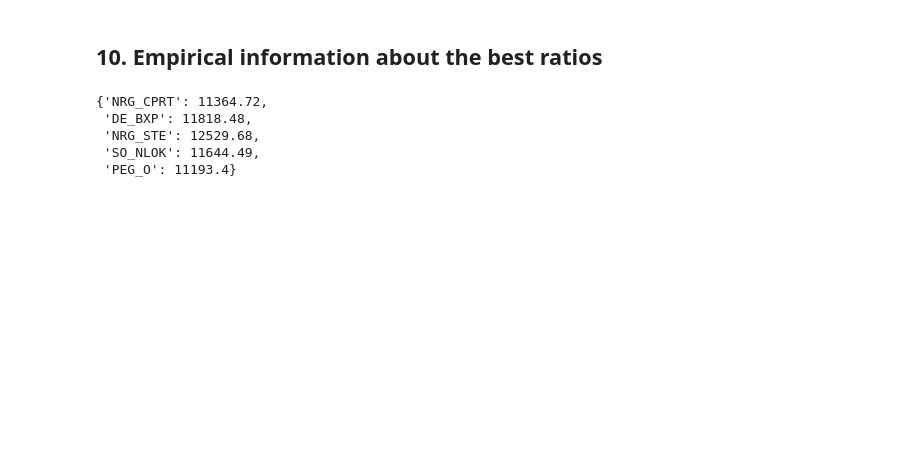
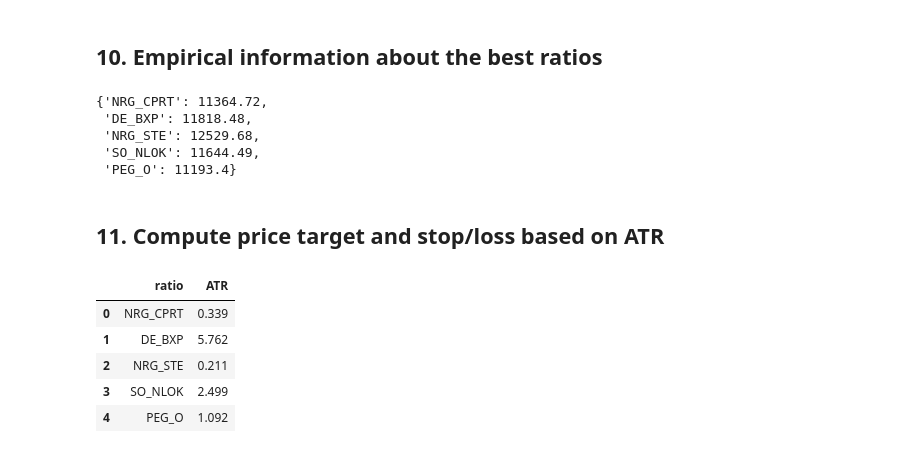
Before and after one commit to greengamma/long-short-trade-ideas-generator, a Jupyter notebook: notebooks/XGBoost_model.ipynb, the cells around one changed output. Drawn from its saved outputs; the diff is of its cells as text; code cells hidden in the pictures; blank space fills up the shorter version.

```diff
--- a/notebooks/XGBoost_model.ipynb
+++ b/notebooks/XGBoost_model.ipynb
@@ -20,7 +20,7 @@ from sklearn.metrics import mean_squared_error, mean_absolute_error
 # %% [markdown]
 ## 1. Read data into Dataframe
 # %%
-df = pd.read_csv('../../long_short_local/raw_data/cleaned_data.csv')
+df = pd.read_csv('../../long_short_local/raw_data/cleaned_data_2y.csv')
 # %%
 # convert 'Date' column to datetime values
 df['Date'] = pd.to_datetime(df['Date'].str[:10])
@@ -412,3 +412,16 @@ pl_one_dict
  'NRG_STE': 12529.68,
  'SO_NLOK': 11644.49,
  'PEG_O': 11193.4}
+# %% [markdown]
+## 11. Compute price target and stop/loss based on ATR
+# %%
+atr_df = pd.DataFrame(atr_dict.items(), columns=['ratio', 'ATR'])
+# %%
+atr_df
+# %% [output]
+|  | ratio | ATR |
+| 0 | NRG_CPRT | 0.339 |
+| 1 | DE_BXP | 5.762 |
+| 2 | NRG_STE | 0.211 |
+| 3 | SO_NLOK | 2.499 |
+| 4 | PEG_O | 1.092 |
```
Also changed, not shown: parts of 8 cells of this notebook.
